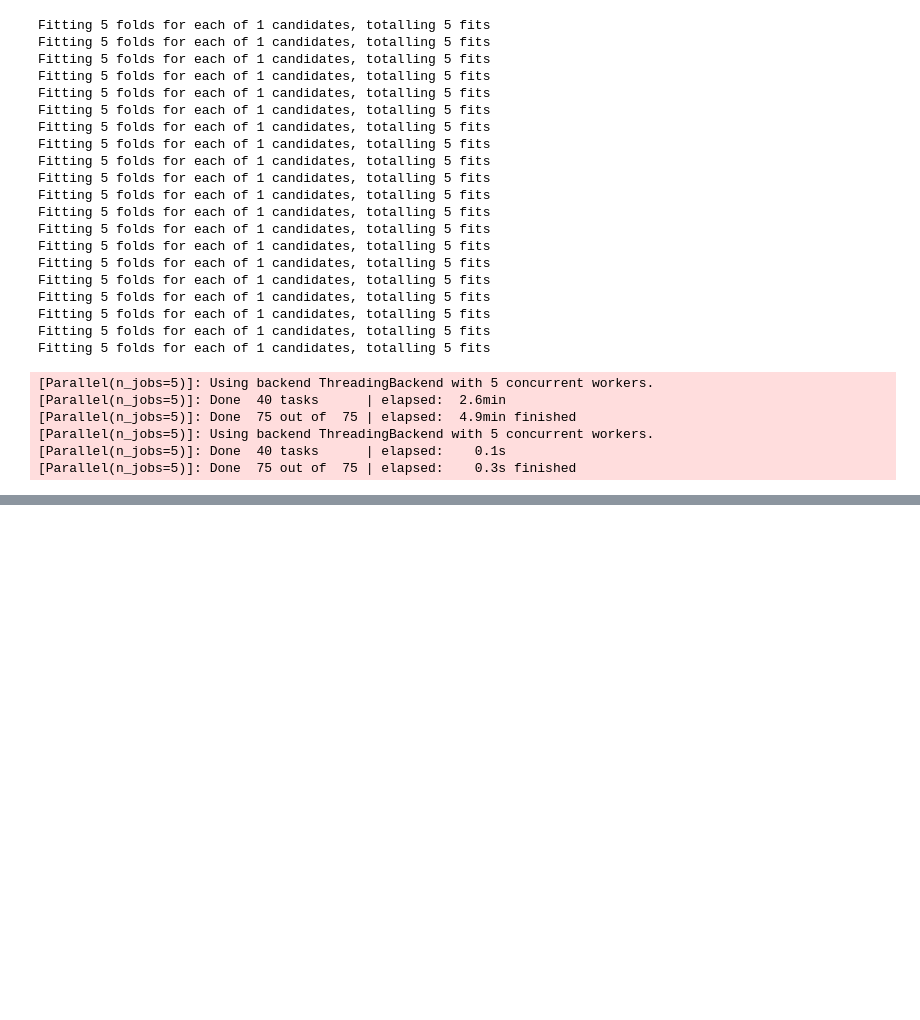
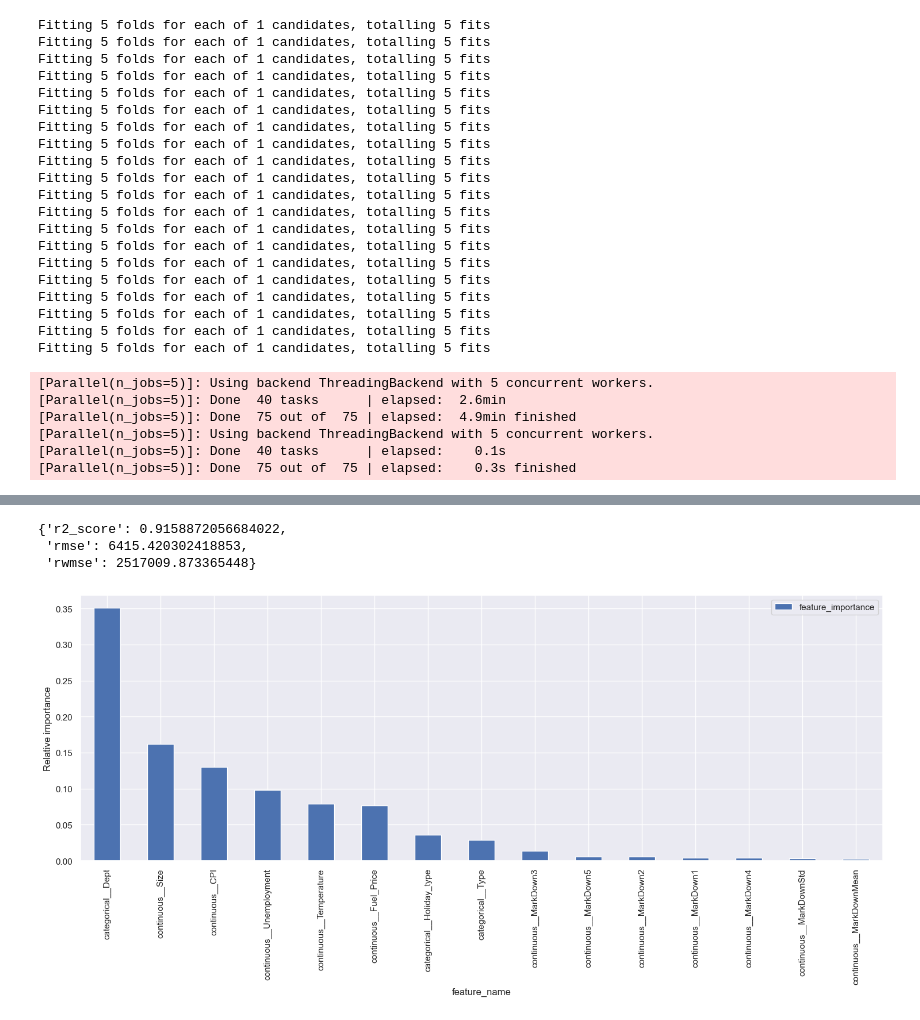
Before and after one commit to 10258392511/BusinessAnalyticsProject, a Jupyter notebook: scripts/model_selection.ipynb, the cells around one changed output, grey strips where cells are left out. Saved outputs shown, nothing was run; the diff lists cells and outputs as text; code cells hidden in the pictures; blank space fills up the shorter version.

```diff
--- a/scripts/model_selection.ipynb
+++ b/scripts/model_selection.ipynb
@@ -215,0 +311,6 @@ fig, axes = create_feature_importance_plot(opt.best_estimator_)
+# %%
+from BusinessAnalyticsProject.configs.LGBM import CONFIG as LGBM_CONFIG
+
+
+LGBM_CONFIG["params"]["categorical_features"] = X_train.select_dtypes(include="category").columns.tolist()
+LGBM_CONFIG
@@ -215,0 +329,6 @@ fig, axes = create_feature_importance_plot(opt.best_estimator_)
+# %%
+pipeline = create_pipeline(
+    LGBM_CONFIG["model_cls"],
+    LGBM_CONFIG["params"],
+)
+pipeline
@@ -215,0 +351,12 @@ fig, axes = create_feature_importance_plot(opt.best_estimator_)
+# %%
+opt, metrics_val = hyperparam_tuning(
+    pipeline,
+    LGBM_CONFIG["param_space"],
+    X_train,
+    y_train,
+    weights_train,
+    X_test,
+    y_test,
+    weights_test,
+    save_dir="../outputs/models/LGBM/"
+)
@@ -215,0 +406,10 @@ fig, axes = create_feature_importance_plot(opt.best_estimator_)
+# %%
+metrics_val
+# %% [output]
+{'r2_score': 0.9158872056684022,
+ 'rmse': 6415.420302418853,
+ 'rwmse': 2517009.873365448}
+# %%
+fig, axes = create_feature_importance_plot(opt.best_estimator_)
+# %% [output]
+[figure, added]
```
Also changed, not shown: parts of 17 cells of this notebook, 8 other files.
